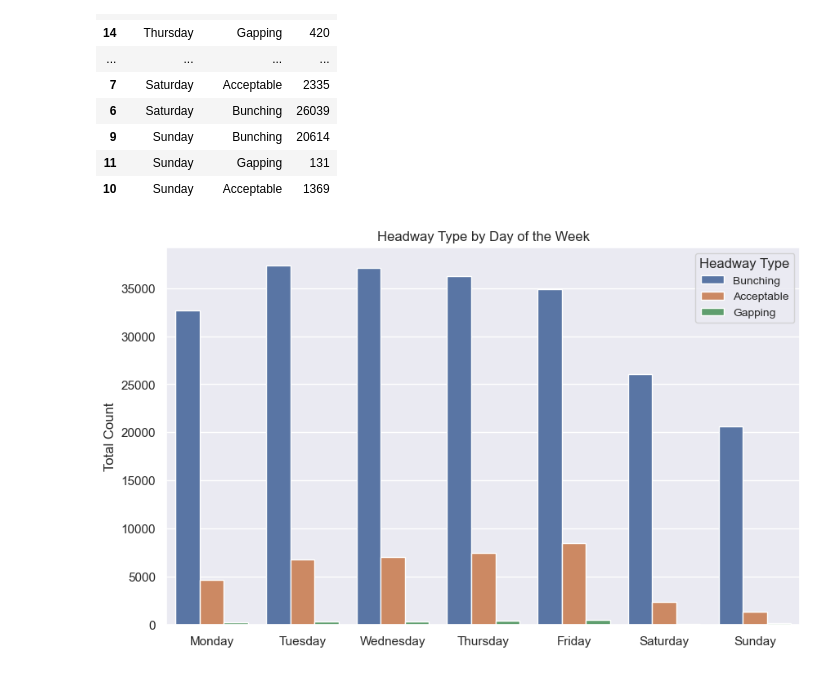
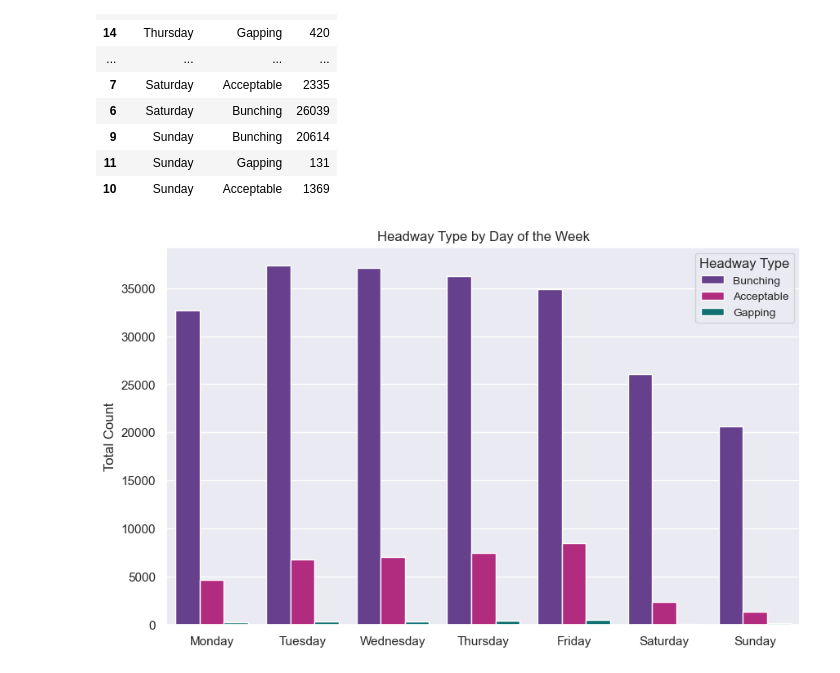
Before and after one commit to NSS-Data-Analytics-Cohort-12/wego-python-da12-pumpkin-py-latte, a Jupyter notebook: notebooks/WeGo_AimeeJohnson.ipynb, the cells around one changed output. Saved outputs shown, nothing was run; the diff lists cells and outputs as text; code cells hidden in the pictures.

Commit message:
working on graphs

```diff
--- a/notebooks/WeGo_AimeeJohnson.ipynb
+++ b/notebooks/WeGo_AimeeJohnson.ipynb
@@ -685,17 +725,18 @@ type_count
 | 11 | Sunday | Gapping | 131 |
 | 10 | Sunday | Acceptable | 1369 |
 # %%
+colors = ['rebeccapurple','mediumvioletred','teal']
 # Create the grouped bar plot
 plt.figure(figsize=(10, 6))
-sns.barplot(x='DAY', y='count', hue='HDWY_TYPE', data=type_count)
+sns.barplot(x='DAY', y='count', hue='HDWY_TYPE', data=type_count, palette = colors)
 
 # Add labels and title
 plt.xlabel('')
 plt.ylabel('Total Count')
 plt.title('Headway Type by Day of the Week')
 plt.legend(title='Headway Type', title_fontsize='12', fontsize='10')
 
 # Show the plot
 plt.show()
 # %% [output]
-[figure, old version]
+[figure, new version]
```
Also changed, not shown: parts of 6 cells of this notebook.
